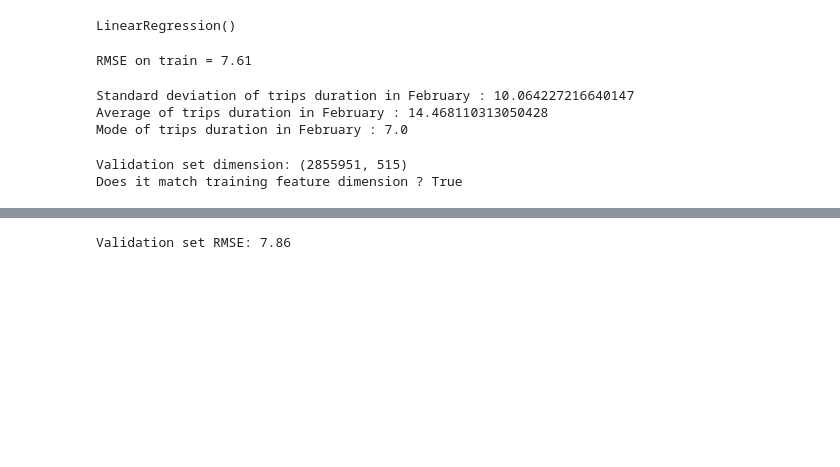
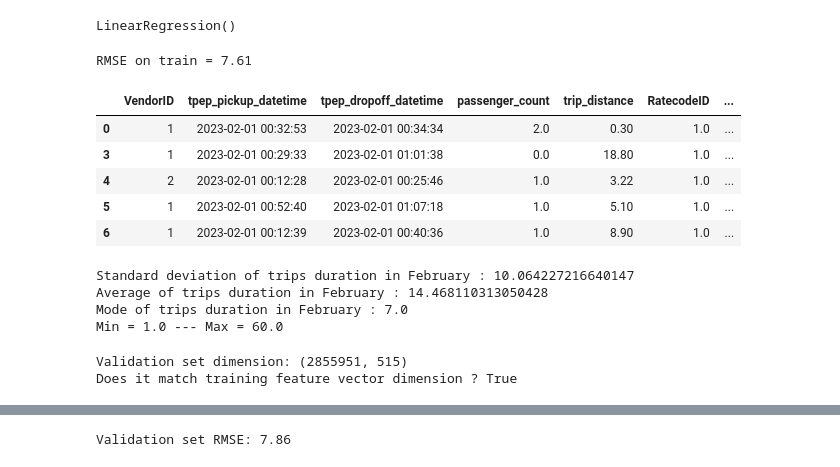
Before and after one commit to mamadyonline/mlops-zoomcamp, a Jupyter notebook: 01_intro/homework.ipynb, the cells around one changed output, grey strips where cells are left out. Drawn from its saved outputs; the diff is of its cells as text; code cells hidden in the pictures; blank space fills up the shorter version.

```diff
--- a/01_intro/homework.ipynb
+++ b/01_intro/homework.ipynb
@@ -12,8 +13,4 @@ pd.__version__, np.__version__
 # %%
-january_trips = pd.read_parquet(
-    '../data/yellow_tripdata_2023-01.parquet'
-)
-february_trips = pd.read_parquet(
-    '../data/yellow_tripdata_2023-02.parquet'
-)
+jan_fn =  '../data/yellow_tripdata_2023-01.parquet'
+feb_fn =  '../data/yellow_tripdata_2023-02.parquet'
 # %%
@@ -76,8 +84,9 @@ Fraction of records left after filtering : 0.98
 # %%
 #Q4: one-hot encoding
-display(filtered_january_trips[['PULocationID', 'DOLocationID']].head())
+categorical_cols = ['PULocationID', 'DOLocationID']
+display(filtered_january_trips[categorical_cols].head())
 # check for NAs
-print(f"# NA :\n{filtered_january_trips[['PULocationID', 'DOLocationID']].isna().sum()}")
+print(f"# NA :\n{filtered_january_trips[categorical_cols].isna().sum()}")
 # %% [output]
 |  | PULocationID | DOLocationID |
 | 0 | 161 | 141 |
@@ -138,16 +153,42 @@ rmse = root_mean_squared_error(
 print(f'RMSE on train = {rmse:.2f}')
 # %% [output]
 RMSE on train = 7.61
+# %%
+# embed all the preprocessing in a function
+def preprocess_df(fn, categorical_cols):
+    df = pd.read_parquet(fn)
+    # create duration (in minutes) feature
+    df['duration'] = (
+        df['tpep_dropoff_datetime'] - df['tpep_pickup_datetime']
+    ).dt.total_seconds().div(60.)
+    # filter out outliers: trips should be between 1 and 60 minutes.
+    df = df[
+        (1 <= df.duration) & (df.duration <= 60.)
+    ]
+    # convert categorical columns to string data type
+    df[categorical_cols] = df[categorical_cols].astype(str)
+    return df
 # %%
 # Q5: evaluating the model
 # validation data: february 2023
 # here again, I keep N rows
-february_trips['duration'] = (
-    pd.to_datetime(february_trips['tpep_dropoff_datetime']) -
-    pd.to_datetime(february_trips['tpep_pickup_datetime'])
-).dt.total_seconds().div(60.)
-
-february_trips = february_trips[
-    (1 <= february_trips.duration) & (february_trips.duration <= 60.)
-]
+february_trips = preprocess_df(feb_fn, categorical_cols)
+february_trips.head()
+# %% [output]
+|  | VendorID | tpep_pickup_datetime | tpep_dropoff_datetime | passenger_count | trip_distance | RatecodeID | ... |
+| 0 | 1 | 2023-02-01 00:32:53 | 2023-02-01 00:34:34 | 2.0 | 0.30 | 1.0 | ... |
+| 3 | 1 | 2023-02-01 00:29:33 | 2023-02-01 01:01:38 | 0.0 | 18.80 | 1.0 | ... |
+| 4 | 2 | 2023-02-01 00:12:28 | 2023-02-01 00:25:46 | 1.0 | 3.22 | 1.0 | ... |
+| 5 | 1 | 2023-02-01 00:52:40 | 2023-02-01 01:07:18 | 1.0 | 5.10 | 1.0 | ... |
+| 6 | 1 | 2023-02-01 00:12:39 | 2023-02-01 00:40:36 | 1.0 | 8.90 | 1.0 | ... |
+# %%
+print(f"Standard deviation of trips duration in February : {february_trips.duration.std()}")
+print(f"Average of trips duration in February : {february_trips.duration.mean()}")
+print(f"Mode of trips duration in February : {february_trips.duration.mode().iloc[0]}")
+print(f"Min = {february_trips.duration.min()} --- Max = {february_trips.duration.max()}")
+# %% [output]
+Standard deviation of trips duration in February : 10.064227216640147
+Average of trips duration in February : 14.468110313050428
+Mode of trips duration in February : 7.0
+Min = 1.0 --- Max = 60.0
 # %%
@@ -155,17 +196,9 @@ validation_features_dict = february_trips[['PULocationID', 'DOLocationID']].asty
-# %%
-print(f"Standard deviation of trips duration in February : {february_trips.duration.std()}")
-print(f"Average of trips duration in February : {february_trips.duration.mean()}")
-print(f"Mode of trips duration in February : {february_trips.duration.mode().iloc[0]}")
-# %% [output]
-Standard deviation of trips duration in February : 10.064227216640147
-Average of trips duration in February : 14.468110313050428
-Mode of trips duration in February : 7.0
 # %%
 X_valid = vectorizer.transform(validation_features_dict)
 # %%
 # check dimension
 print(f'Validation set dimension: {X_valid.shape}')
-print(f'Does it match training feature dimension ? {X.shape[1] == X_valid.shape[1]}')
+print(f'Does it match training feature vector dimension ? {X.shape[1] == X_valid.shape[1]}')
 # %% [output]
 Validation set dimension: (2855951, 515)
-Does it match training feature dimension ? True
+Does it match training feature vector dimension ? True
```
Also changed, not shown: parts of 16 cells of this notebook.
